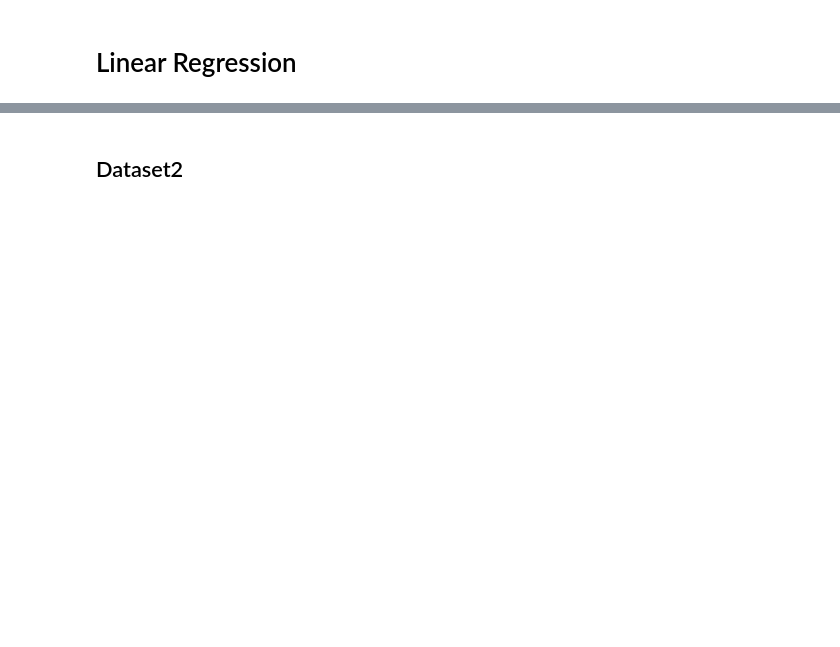
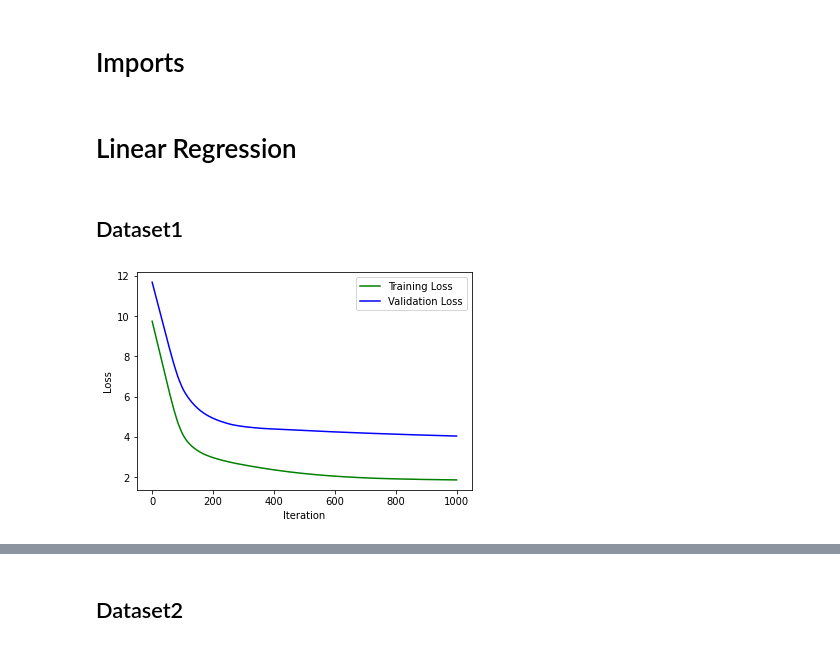
Before and after one commit to itissandeep98/ML-Assignments, a Jupyter notebook: ML_Assignment1.ipynb, the cells around one changed output, grey strips where cells are left out. Drawn from its saved outputs; the diff is of its cells as text; code cells hidden in the pictures; blank space fills up the shorter version.

```diff
--- a/ML_Assignment1.ipynb
+++ b/ML_Assignment1.ipynb
@@ -1,5 +1,7 @@
 # %% [markdown]
 <a href="https://colab.research.google.com/github/itissandeep98/ML-Assignments/blob/master/ML_Assignment1.ipynb" target="_parent"><img src="https://colab.research.google.com/assets/colab-badge.svg" alt="Open In Colab"/></a>
+# %% [markdown]
+# Imports
 # %%
 import numpy as np
 import pandas as pd
@@ -147 +223,20 @@ class MyLinearRegression():
     plt.show()
+# %% [markdown]
+## Dataset1
+# %%
+data=pd.read_csv('/content/Dataset.data',delim_whitespace=True,header=None)
+data.sample(frac=1)
+data[0].replace('M',1,inplace=True)
+data[0].replace('F',2,inplace=True)
+data[0].replace('I',3,inplace=True)
+data=data.to_numpy()
+
+linear = MyLinearRegression()
+linear.cross_validation(data,lossfunc=2)
+linear.plot_loss()
+
+print("Thetas:",linear.theta)
+print("Training Loss:",linear.training_loss[-1])
+print("Validation Loss:",linear.validation_loss[-1])
+# %% [output]
+[figure, added]
```
Also changed, not shown: parts of 6 cells of this notebook.
